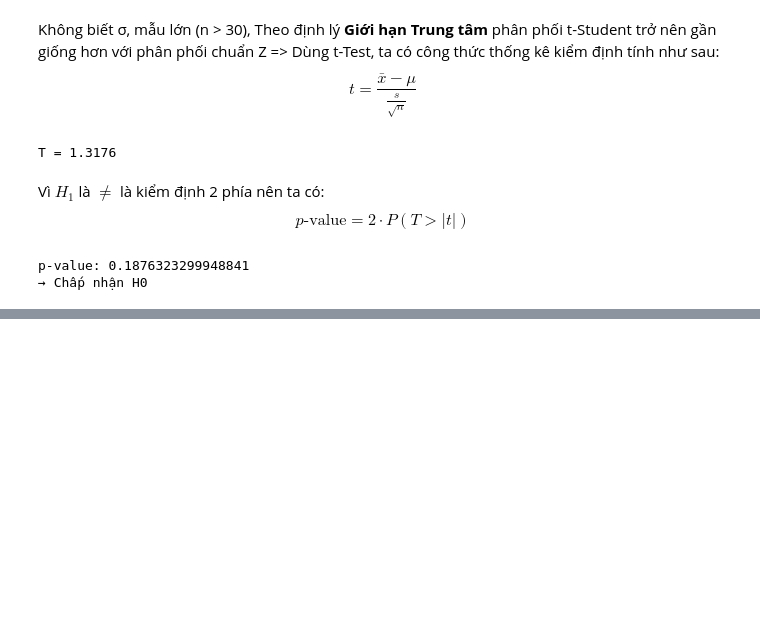
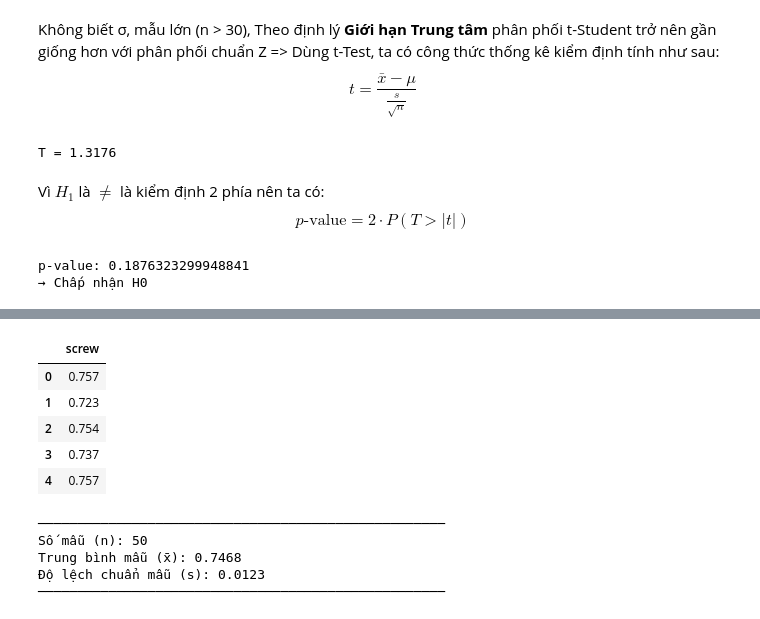
Before and after one commit to HuynhDucPhu2502/Data-Analysis-Learning-Projects, a Jupyter notebook: Computational Statistics and Applications/Exercise/TH2/Testing.ipynb, the cells around one changed output, grey strips where cells are left out. Drawn from its saved outputs; the diff is of its cells as text; code cells hidden in the pictures; blank space fills up the shorter version.

```diff
--- a/Computational Statistics and Applications/Exercise/TH2/Testing.ipynb
+++ b/Computational Statistics and Applications/Exercise/TH2/Testing.ipynb
@@ -233,0 +1066,28 @@ Vì $p_{value} = 0.093 < \alpha=0.05$ nên ta kết luận: Không đủ bằng
+# %%
+df = pd.read_csv("../data/19_SCREWS.csv", header=None)
+df.columns= ["screw"]
+
+df.head()
+# %% [output]
+|  | screw |
+| 0 | 0.757 |
+| 1 | 0.723 |
+| 2 | 0.754 |
+| 3 | 0.737 |
+| 4 | 0.757 |
+# %%
+n = df.shape[0]
+sample_mean = df["screw"].mean()
+sample_std = df["screw"].std()
+
+print("────────────────────────────────────────────────────")
+print(f"Số mẫu (n): {n}")
+print(f"Trung bình mẫu (x̄): {sample_mean:.4f}")
+print(f"Độ lệch chuẩn mẫu (s): {sample_std:.4f}")
+print("────────────────────────────────────────────────────")
+# %% [output]
+────────────────────────────────────────────────────
+Số mẫu (n): 50
+Trung bình mẫu (x̄): 0.7468
+Độ lệch chuẩn mẫu (s): 0.0123
+────────────────────────────────────────────────────
```
Also changed, not shown: parts of 117 cells of this notebook, 11 other files.
